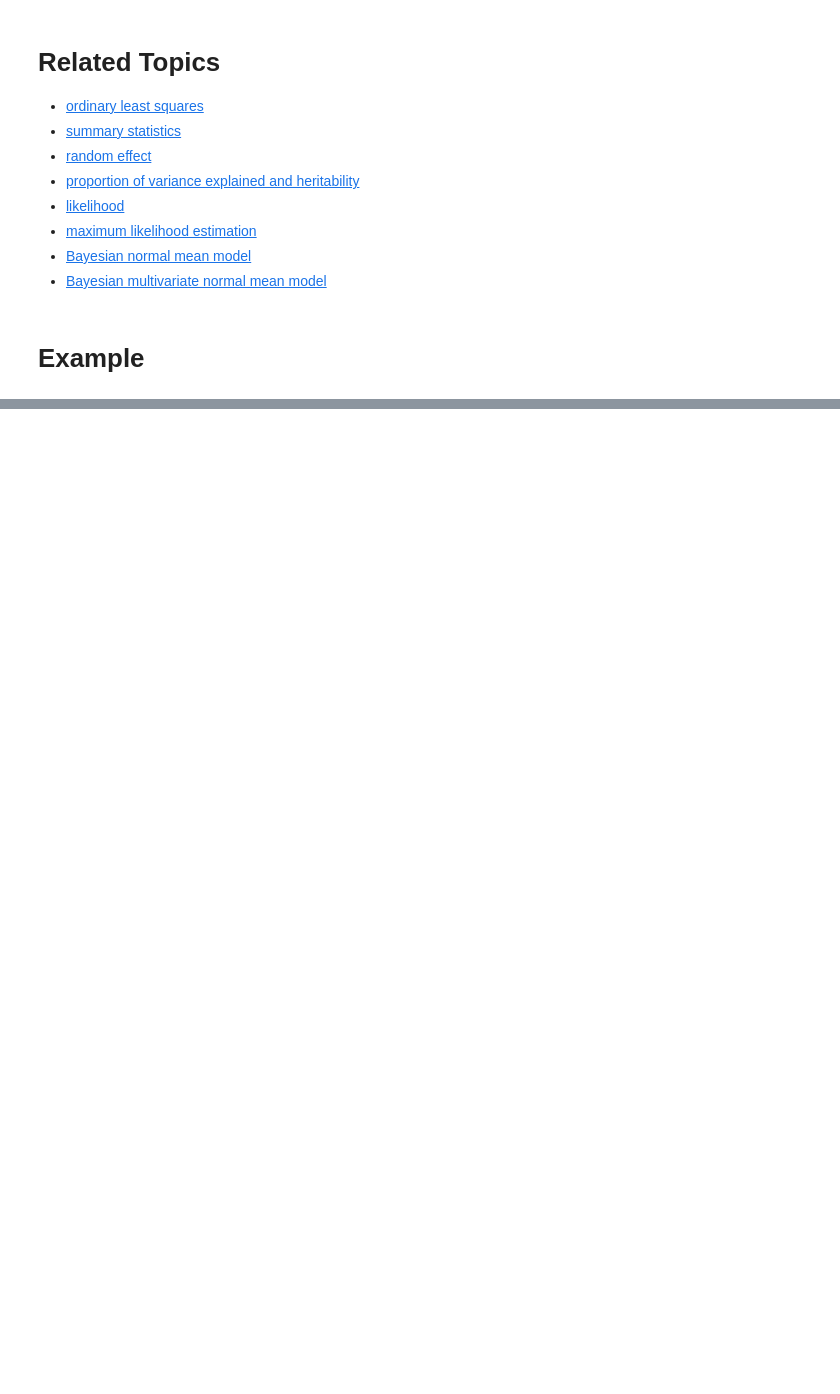
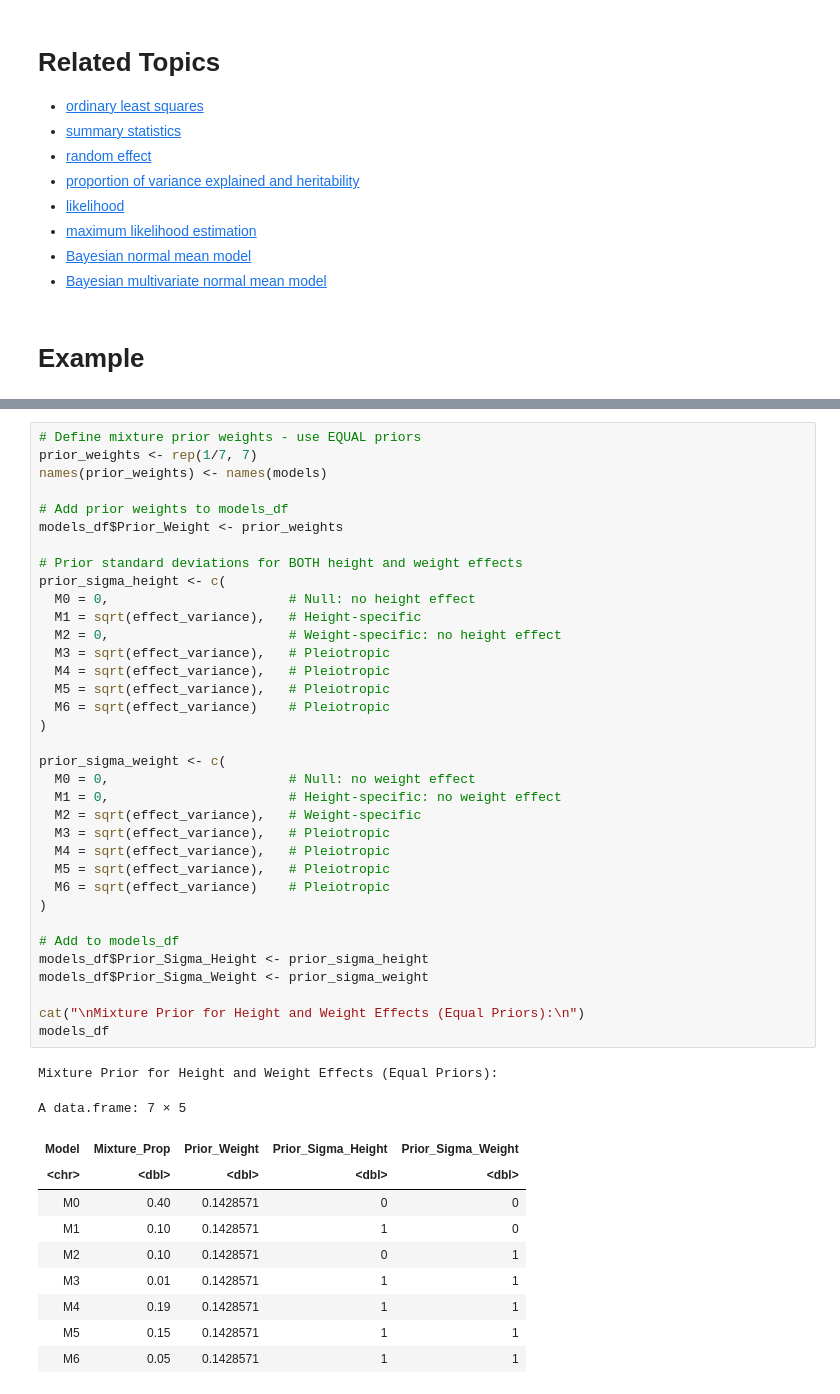
Before and after one commit to StatFunGen/statgen-primer, a Jupyter notebook: Bayesian_mixture_model.ipynb, the cells around one changed output, grey strips where cells are left out. Drawn from its saved outputs; the diff is of its cells as text; blank space fills up the shorter version.

```diff
--- a/Bayesian_mixture_model.ipynb
+++ b/Bayesian_mixture_model.ipynb
@@ -736,0 +349,47 @@ The following objects are masked from 'package:base':
+# %%
+# Define mixture prior weights - use EQUAL priors
+prior_weights <- rep(1/7, 7)
+names(prior_weights) <- names(models)
+
+# Add prior weights to models_df
+models_df$Prior_Weight <- prior_weights
+
+# Prior standard deviations for BOTH height and weight effects
+prior_sigma_height <- c(
+  M0 = 0,                       # Null: no height effect
+  M1 = sqrt(effect_variance),   # Height-specific
+  M2 = 0,                       # Weight-specific: no height effect
+  M3 = sqrt(effect_variance),   # Pleiotropic
+  M4 = sqrt(effect_variance),   # Pleiotropic
+  M5 = sqrt(effect_variance),   # Pleiotropic
+  M6 = sqrt(effect_variance)    # Pleiotropic
+)
+
+prior_sigma_weight <- c(
+  M0 = 0,                       # Null: no weight effect
+  M1 = 0,                       # Height-specific: no weight effect
+  M2 = sqrt(effect_variance),   # Weight-specific
+  M3 = sqrt(effect_variance),   # Pleiotropic
+  M4 = sqrt(effect_variance),   # Pleiotropic
+  M5 = sqrt(effect_variance),   # Pleiotropic
+  M6 = sqrt(effect_variance)    # Pleiotropic
+)
+
+# Add to models_df
+models_df$Prior_Sigma_Height <- prior_sigma_height
+models_df$Prior_Sigma_Weight <- prior_sigma_weight
+
+cat("\nMixture Prior for Height and Weight Effects (Equal Priors):\n")
+models_df
+# %% [output]
+Mixture Prior for Height and Weight Effects (Equal Priors):
+A data.frame: 7 × 5
+| Model | Mixture_Prop | Prior_Weight | Prior_Sigma_Height | Prior_Sigma_Weight |
+| <chr> | <dbl> | <dbl> | <dbl> | <dbl> |
+| M0 | 0.40 | 0.1428571 | 0 | 0 |
+| M1 | 0.10 | 0.1428571 | 1 | 0 |
+| M2 | 0.10 | 0.1428571 | 0 | 1 |
+| M3 | 0.01 | 0.1428571 | 1 | 1 |
+| M4 | 0.19 | 0.1428571 | 1 | 1 |
+| M5 | 0.15 | 0.1428571 | 1 | 1 |
+| M6 | 0.05 | 0.1428571 | 1 | 1 |
```
Also changed, not shown: parts of 55 cells of this notebook, 7 other files.
